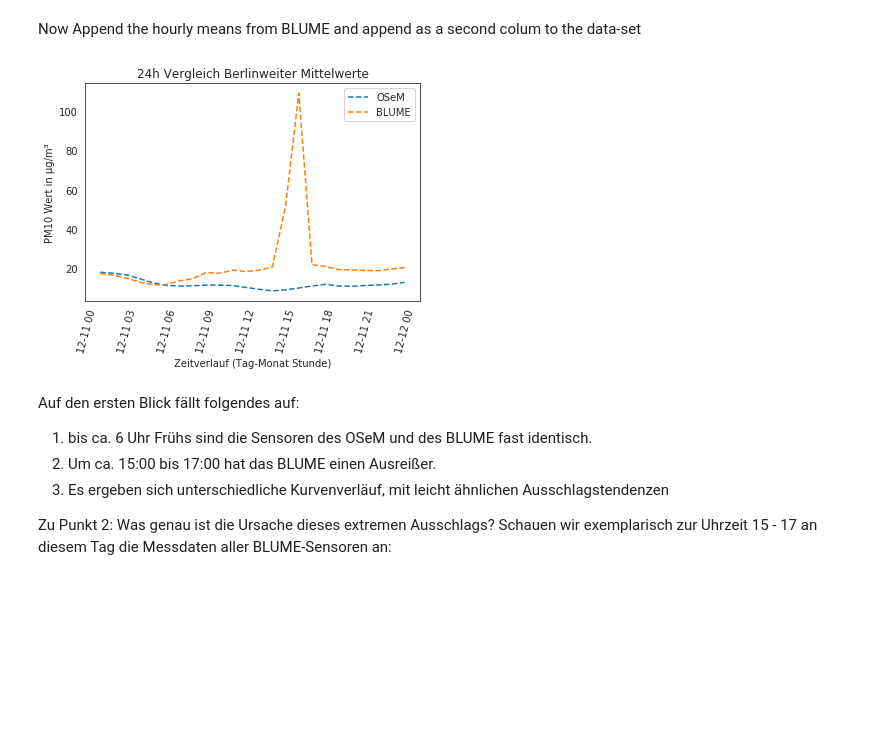
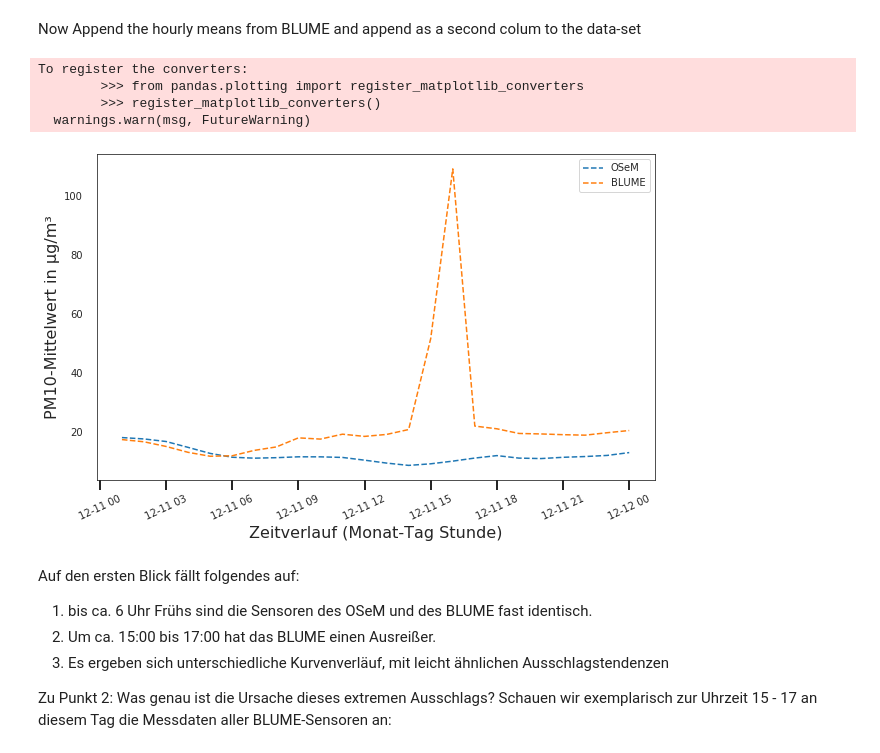
Before and after one commit to Butanding/Bachlor-Thesis, a Jupyter notebook: Code/Part1_First_Handson_Data.ipynb, the cells around one changed output. Cells and saved outputs as stored; diff of their text form; code cells hidden in the pictures; blank space fills up the shorter version.

```diff
--- a/Code/Part1_First_Handson_Data.ipynb
+++ b/Code/Part1_First_Handson_Data.ipynb
@@ -12,6 +12,7 @@ from sensemapi import client as sense_client
 import numpy as np
 import seaborn as sns
 import matplotlib.pyplot as plt
+import matplotlib.dates as mdates
 
 from sklearn import preprocessing, svm
 from sklearn.model_selection import train_test_split
@@ -21,6 +22,7 @@ from sklearn.metrics import r2_score
 import pytz
 cet = pytz.timezone('CET')
 
+graph_dir = "ressources/grapics/"
 
 
 # set the graphs to show in the jupyter notebook
@@ -263,21 +275,29 @@ hourly_blume_mean.name="BLUME"
 # %% [markdown]
 Now Append the hourly means from BLUME and append as a second colum to the data-set
 # %%
+plt.figure(figsize=(10,6))
 plt.plot_date(hourly_sensor_mean.index, hourly_sensor_mean, fmt="--", label="OSeM")
 plt.plot_date(hourly_blume_mean.index, hourly_blume_mean, fmt="--", label="BLUME")
-plt.setp(plt.gca().xaxis.get_majorticklabels(), 'rotation', 75)
-
-plt.xlabel('Zeitverlauf (Tag-Monat Stunde)')
-plt.ylabel('PM10 Wert in µg/m³')
+plt.xlabel('Zeitverlauf (Monat-Tag Stunde)', fontdict={"size":16})
+plt.ylabel('PM10-Mittelwert in µg/m³', fontdict={"size":16})
+plt.setp(plt.gca().xaxis.get_majorticklabels(), 'rotation', 25)
+plt.tick_params(axis="both", direction="out", which="both", bottom=True, width=2, length=10)
 
 
-plt.title("24h Vergleich Berlinweiter Mittelwerte")
+
+
+#plt.title("Stündlicher Vergleich Gesamt-Berliner PM10-Mittelwerte", fontdict = {'fontsize' : 15})
 
 plt.legend()
+plt.savefig(graph_dir + "hourly_berlin_simple.png", transparent=True, bbox_inches="tight",pad_inches=0.1, dpi=200)
 
 plt.show()
 # %% [output]
+To register the converters:
+        >>> from pandas.plotting import register_matplotlib_converters
+        >>> register_matplotlib_converters()
+  warnings.warn(msg, FutureWarning)
-[figure, old version]
+[figure, new version]
 # %% [markdown]
 Auf den ersten Blick fällt folgendes auf:
 1. bis ca. 6 Uhr Frühs sind die Sensoren des OSeM und des BLUME fast identisch.
```
Also changed, not shown: parts of 21 cells of this notebook, 2 other files.
